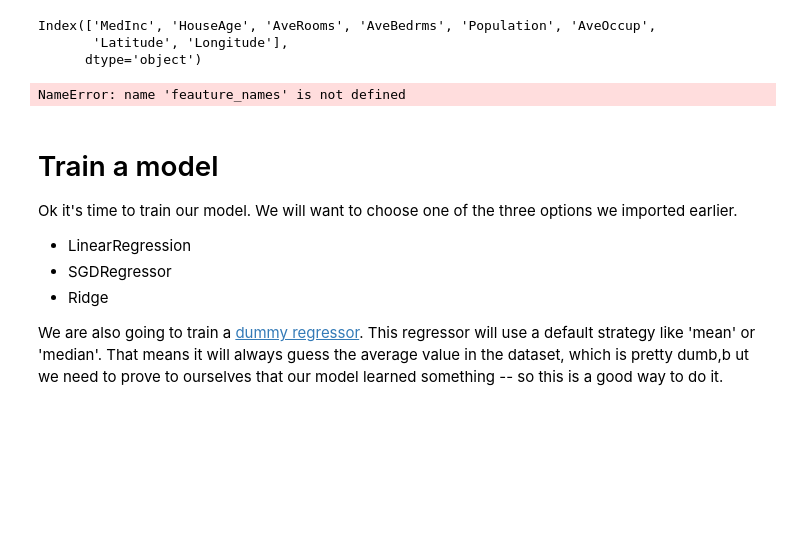
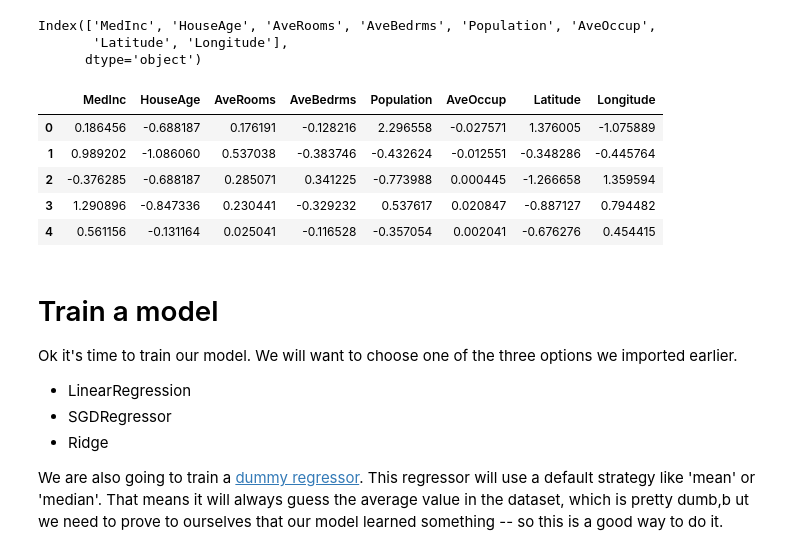
Before and after one commit to AICarope/data-science-machine-learning-main, a Jupyter notebook: notebooks/04_Evaluation_California_housing.ipynb, the cells around one changed output. Drawn from its saved outputs; the diff is of its cells as text; code cells hidden in the pictures; blank space fills up the shorter version.

```diff
--- a/notebooks/04_Evaluation_California_housing.ipynb
+++ b/notebooks/04_Evaluation_California_housing.ipynb
@@ -426,10 +426,15 @@ Index(['MedInc', 'HouseAge', 'AveRooms', 'AveBedrms', 'Population', 'AveOccup',
 #X_train_scaled = pd.DataFrame(X_train_scaled, columns=housing2)
 #X_train_scaled.head()
 # %%
-X_train_scaled = pd.DataFrame(X_train_scaled, columns = feauture_names)
+X_train_scaled = pd.DataFrame(X_train_scaled, columns = feature_names)
 X_train_scaled.head()
 # %% [output]
-NameError: name 'feauture_names' is not defined
+|  | MedInc | HouseAge | AveRooms | AveBedrms | Population | AveOccup | Latitude | Longitude |
+| 0 | 0.186456 | -0.688187 | 0.176191 | -0.128216 | 2.296558 | -0.027571 | 1.376005 | -1.075889 |
+| 1 | 0.989202 | -1.086060 | 0.537038 | -0.383746 | -0.432624 | -0.012551 | -0.348286 | -0.445764 |
+| 2 | -0.376285 | -0.688187 | 0.285071 | 0.341225 | -0.773988 | 0.000445 | -1.266658 | 1.359594 |
+| 3 | 1.290896 | -0.847336 | 0.230441 | -0.329232 | 0.537617 | 0.020847 | -0.887127 | 0.794482 |
+| 4 | 0.561156 | -0.131164 | 0.025041 | -0.116528 | -0.357054 | 0.002041 | -0.676276 | 0.454415 |
 # %% [markdown]
 # Train a model
 
```
Also changed, not shown: parts of 16 cells of this notebook, 1 other file.
